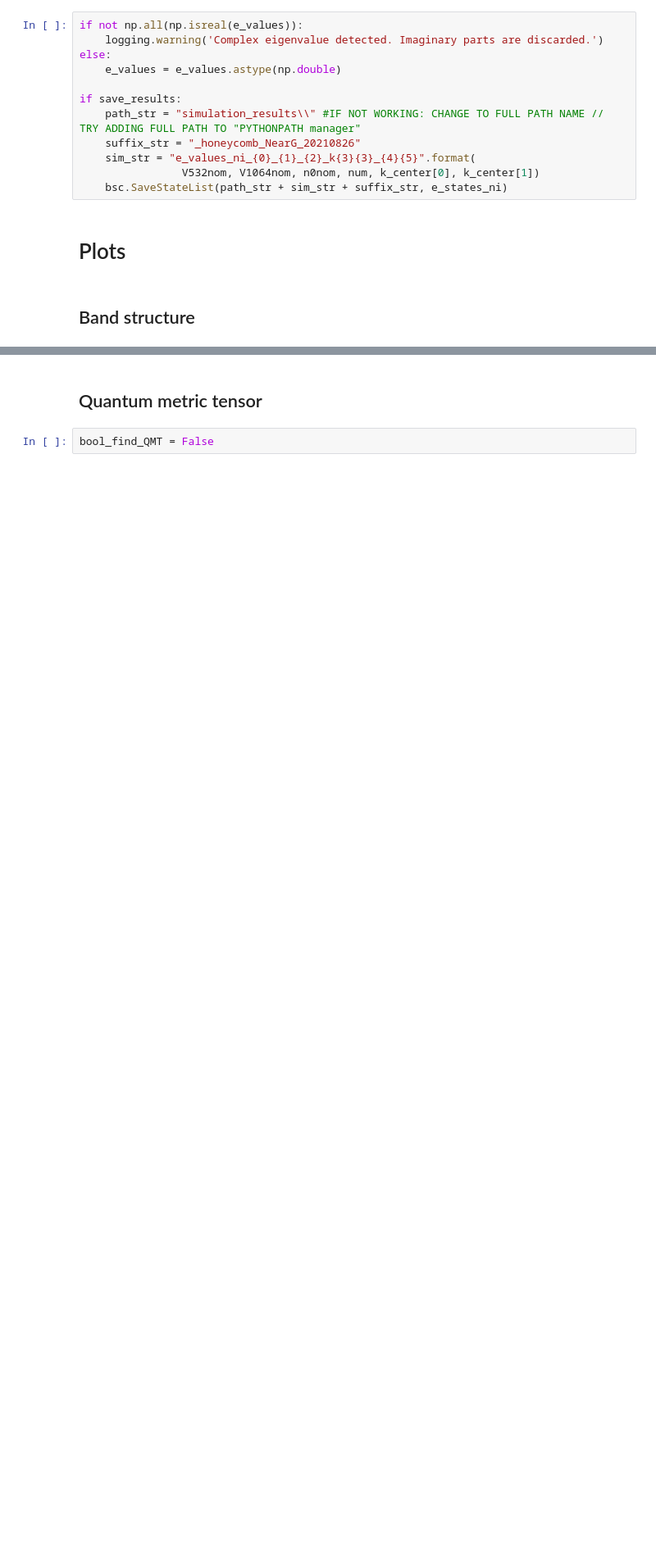
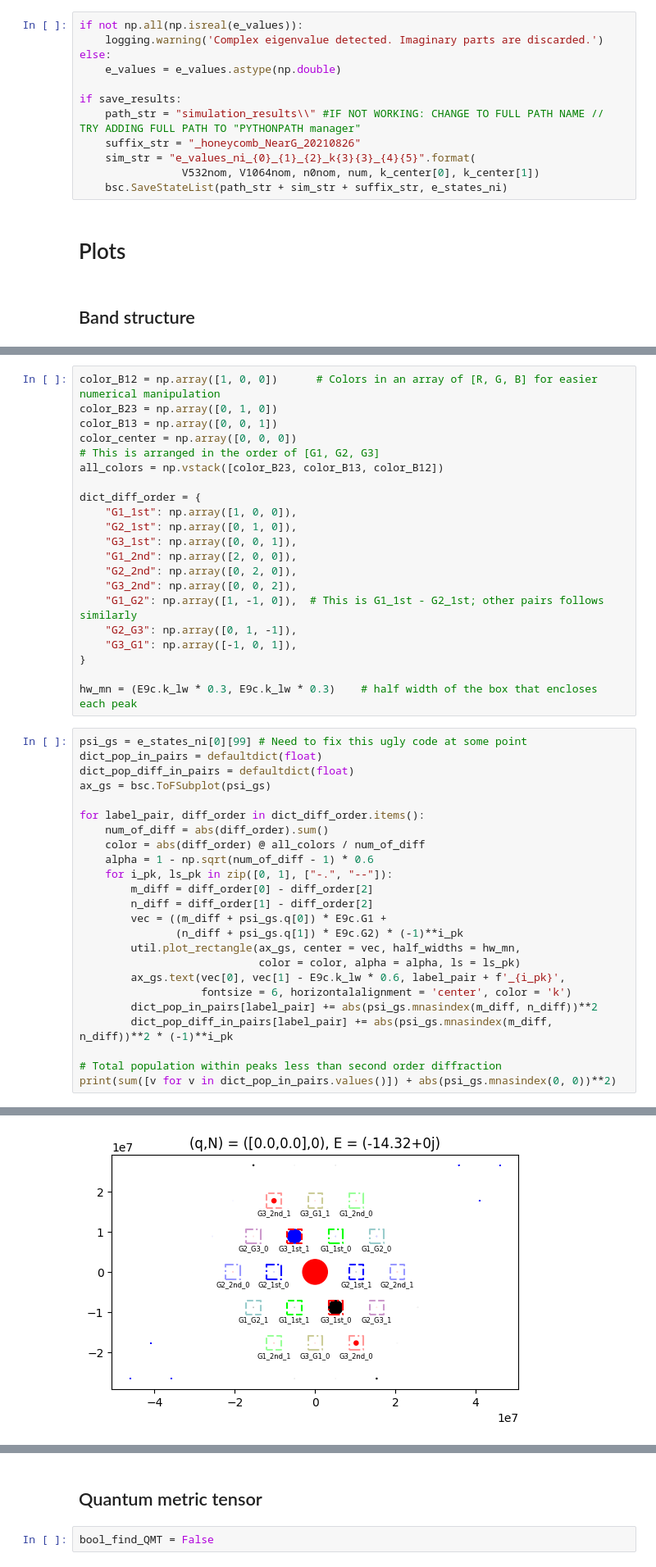
Before and after one commit to Shao-Wen-Chang/E9_constant, a Jupyter notebook: projects/general_plane_wave_expansion/band_structure.ipynb, the cells around one changed output, grey strips where cells are left out. Shown at 82% size. Drawn from its saved outputs; the diff is of its cells as text; blank space fills up the shorter version.

```diff
--- a/projects/general_plane_wave_expansion/band_structure.ipynb
+++ b/projects/general_plane_wave_expansion/band_structure.ipynb
@@ -244,0 +240,46 @@ Text(0.5, 1.0, 'V532 = 0.0 kHz, V1064 = 39.68873534078824 kHz; AB offset = 0.0 k
+# %%
+color_B12 = np.array([1, 0, 0])      # Colors in an array of [R, G, B] for easier numerical manipulation
+color_B23 = np.array([0, 1, 0])
+color_B13 = np.array([0, 0, 1])
+color_center = np.array([0, 0, 0])
+# This is arranged in the order of [G1, G2, G3]
+all_colors = np.vstack([color_B23, color_B13, color_B12])
+
+dict_diff_order = {
+    "G1_1st": np.array([1, 0, 0]),
+    "G2_1st": np.array([0, 1, 0]),
+    "G3_1st": np.array([0, 0, 1]),
+    "G1_2nd": np.array([2, 0, 0]),
+    "G2_2nd": np.array([0, 2, 0]),
+    "G3_2nd": np.array([0, 0, 2]),
+    "G1_G2": np.array([1, -1, 0]),  # This is G1_1st - G2_1st; other pairs follows similarly
+    "G2_G3": np.array([0, 1, -1]),
+    "G3_G1": np.array([-1, 0, 1]),
+}
+
+hw_mn = (E9c.k_lw * 0.3, E9c.k_lw * 0.3)    # half width of the box that encloses each peak
+# %%
+psi_gs = e_states_ni[0][99] # Need to fix this ugly code at some point
+dict_pop_in_pairs = defaultdict(float)
+dict_pop_diff_in_pairs = defaultdict(float)
+ax_gs = bsc.ToFSubplot(psi_gs)
+
+for label_pair, diff_order in dict_diff_order.items():
+    num_of_diff = abs(diff_order).sum()
+    color = abs(diff_order) @ all_colors / num_of_diff
+    alpha = 1 - np.sqrt(num_of_diff - 1) * 0.6
+    for i_pk, ls_pk in zip([0, 1], ["-.", "--"]):
+        m_diff = diff_order[0] - diff_order[2]
+        n_diff = diff_order[1] - diff_order[2]
+        vec = ((m_diff + psi_gs.q[0]) * E9c.G1 +
+               (n_diff + psi_gs.q[1]) * E9c.G2) * (-1)**i_pk
+        util.plot_rectangle(ax_gs, center = vec, half_widths = hw_mn,
+                            color = color, alpha = alpha, ls = ls_pk)
+        ax_gs.text(vec[0], vec[1] - E9c.k_lw * 0.6, label_pair + f'_{i_pk}',
+                   fontsize = 6, horizontalalignment = 'center', color = 'k')
+        dict_pop_in_pairs[label_pair] += abs(psi_gs.mnasindex(m_diff, n_diff))**2
+        dict_pop_diff_in_pairs[label_pair] += abs(psi_gs.mnasindex(m_diff, n_diff))**2 * (-1)**i_pk
+
+# Total population within peaks less than second order diffraction
+print(sum([v for v in dict_pop_in_pairs.values()]) + abs(psi_gs.mnasindex(0, 0))**2)
+# %% [output]
@@ -245 +287,2 @@ Text(0.5, 1.0, 'V532 = 0.0 kHz, V1064 = 39.68873534078824 kHz; AB offset = 0.0 k
+[figure, added]
 # %% [markdown]
```
Also changed, not shown: parts of 10 cells of this notebook, 7 other files.
